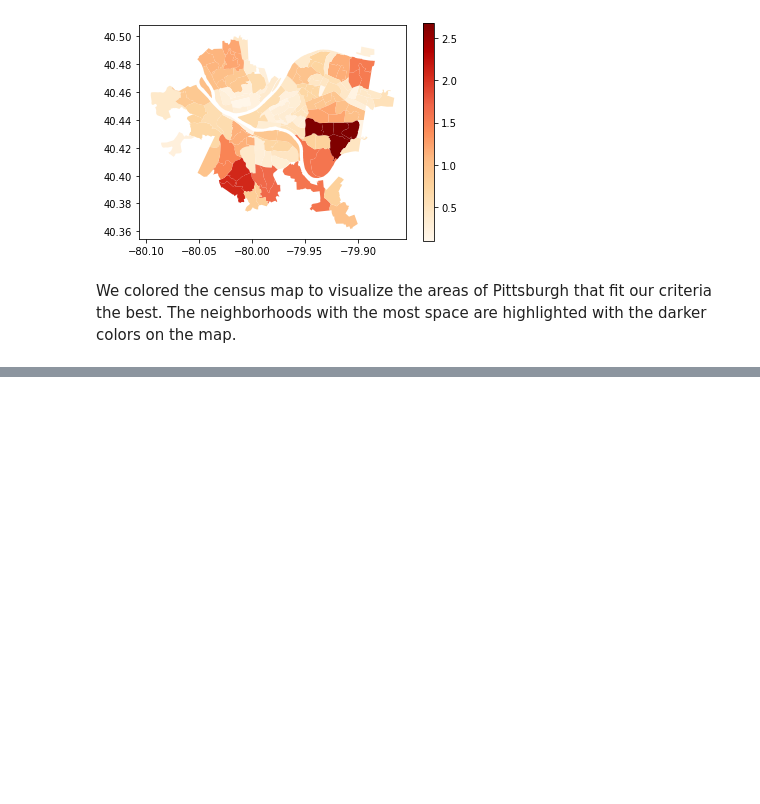
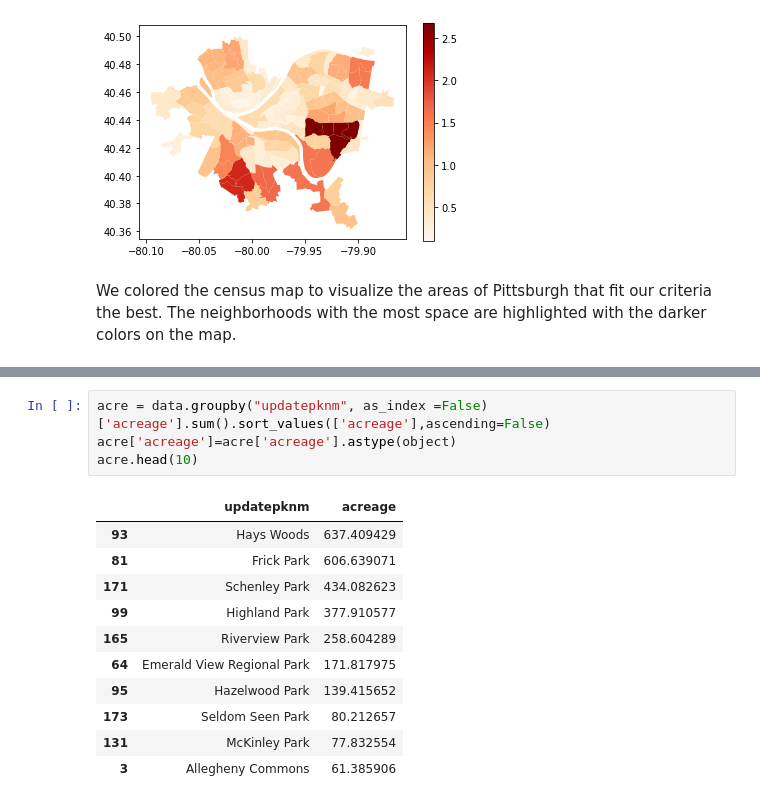
Before and after one commit to 23agowda/Final-Project, a Jupyter notebook: Presentation.ipynb, the cells around one changed output, grey strips where cells are left out. Saved outputs shown, nothing was run; the diff lists cells and outputs as text; blank space fills up the shorter version.

```diff
--- a/Presentation.ipynb
+++ b/Presentation.ipynb
@@ -452,0 +450,16 @@ According to this metric of area in each neighborhood, the best neighborhood for
+# %%
+acre = data.groupby("updatepknm", as_index =False)['acreage'].sum().sort_values(['acreage'],ascending=False)
+acre['acreage']=acre['acreage'].astype(object)
+acre.head(10)
+# %% [output]
+|  | updatepknm | acreage |
+| 93 | Hays Woods | 637.409429 |
+| 81 | Frick Park | 606.639071 |
+| 171 | Schenley Park | 434.082623 |
+| 99 | Highland Park | 377.910577 |
+| 165 | Riverview Park | 258.604289 |
+| 64 | Emerald View Regional Park | 171.817975 |
+| 95 | Hazelwood Park | 139.415652 |
+| 173 | Seldom Seen Park | 80.212657 |
+| 131 | McKinley Park | 77.832554 |
+| 3 | Allegheny Commons | 61.385906 |
```
Also changed, not shown: parts of 16 cells of this notebook.
